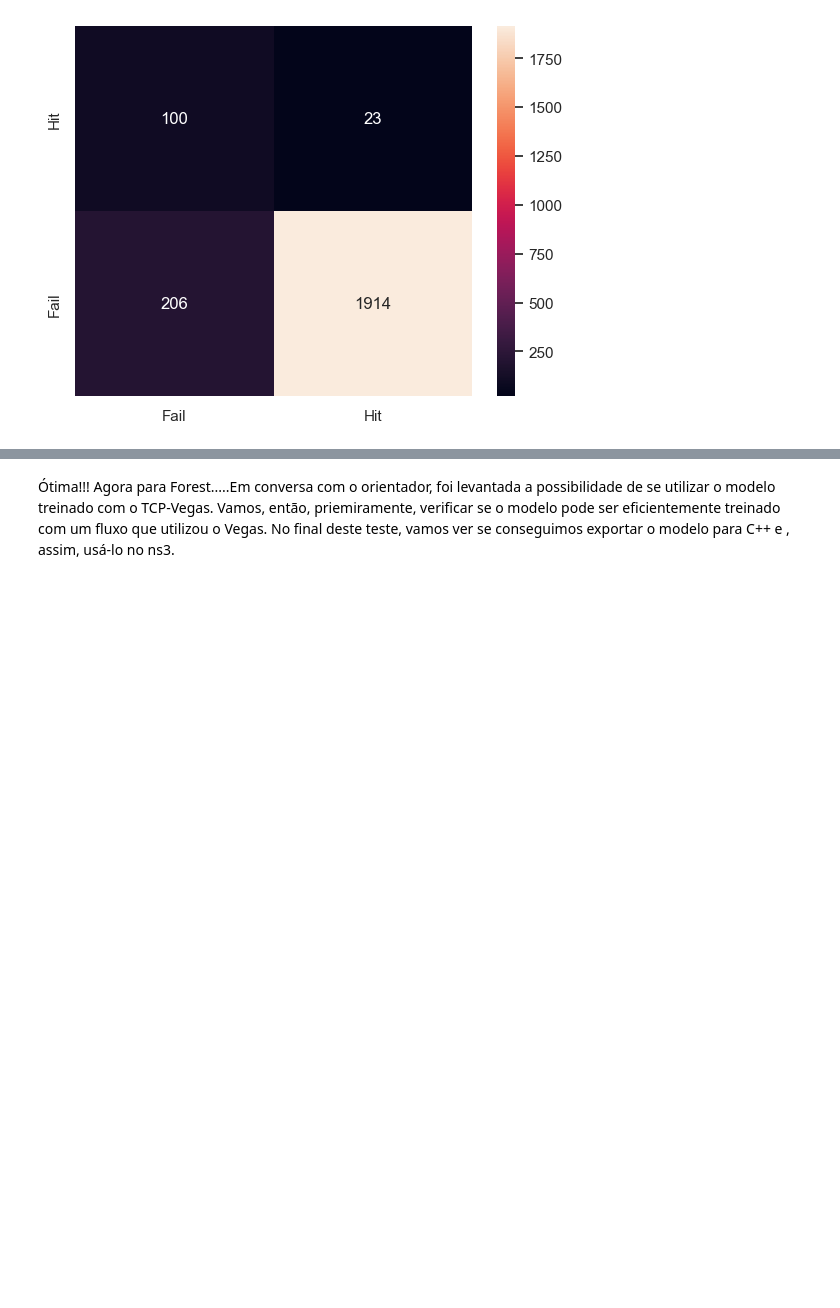
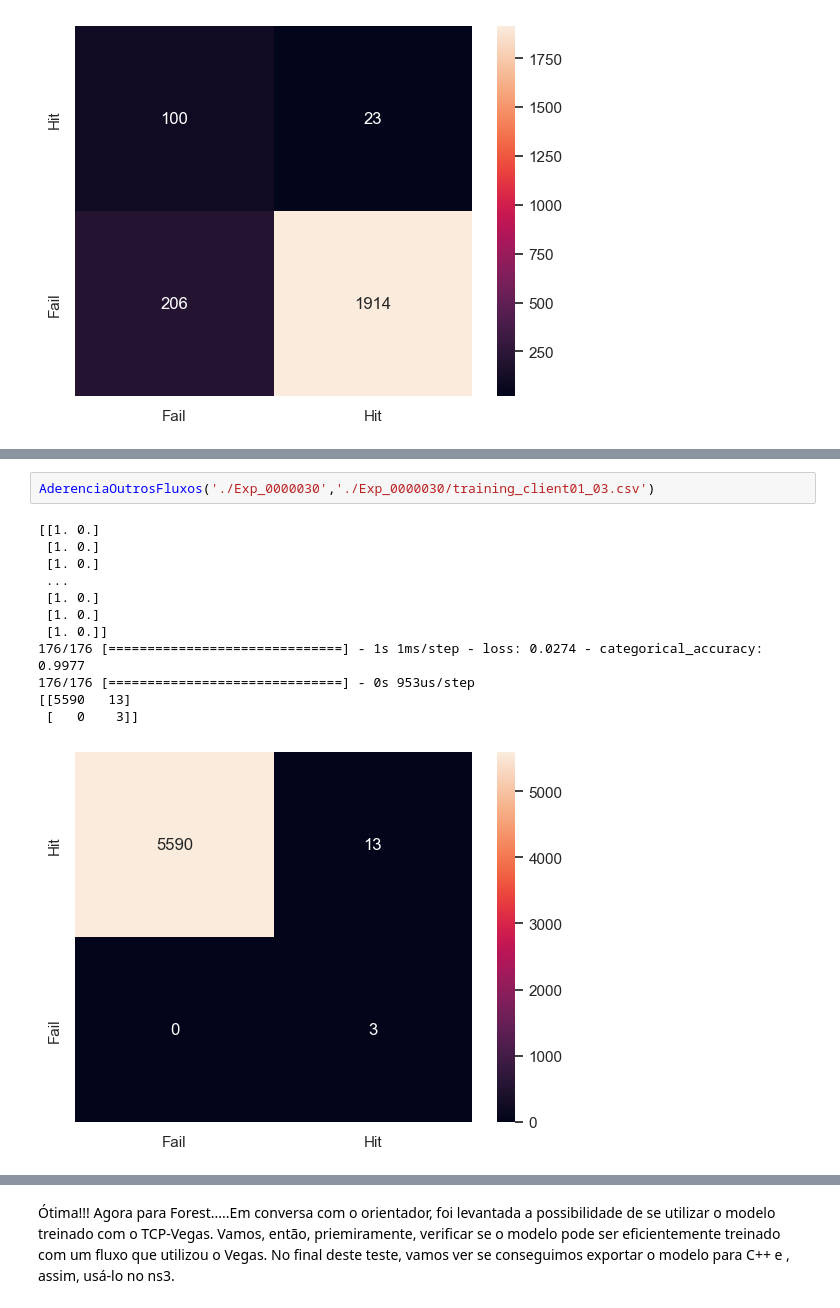
Before and after one commit to reisdout/FederatedColab, a Jupyter notebook: neural_network_model.ipynb, the cells around one changed output, grey strips where cells are left out. Drawn from its saved outputs; the diff is of its cells as text; blank space fills up the shorter version.

```diff
--- a/neural_network_model.ipynb
+++ b/neural_network_model.ipynb
@@ -2200,0 +2305,15 @@ AderenciaOutrosFluxos('./Exp_0000029','./Exp_0000029/training_client01_05.csv')
+# %%
+AderenciaOutrosFluxos('./Exp_0000030','./Exp_0000030/training_client01_03.csv')
+# %% [output]
+[[1. 0.]
+ [1. 0.]
+ [1. 0.]
+ ...
+ [1. 0.]
+ [1. 0.]
+ [1. 0.]]
+176/176 [==============================] - 1s 1ms/step - loss: 0.0274 - categorical_accuracy: 0.9977
+176/176 [==============================] - 0s 953us/step
+[[5590   13]
+ [   0    3]]
+[figure, added]
```
Also changed, not shown: parts of 26 cells of this notebook, 18 other files.
